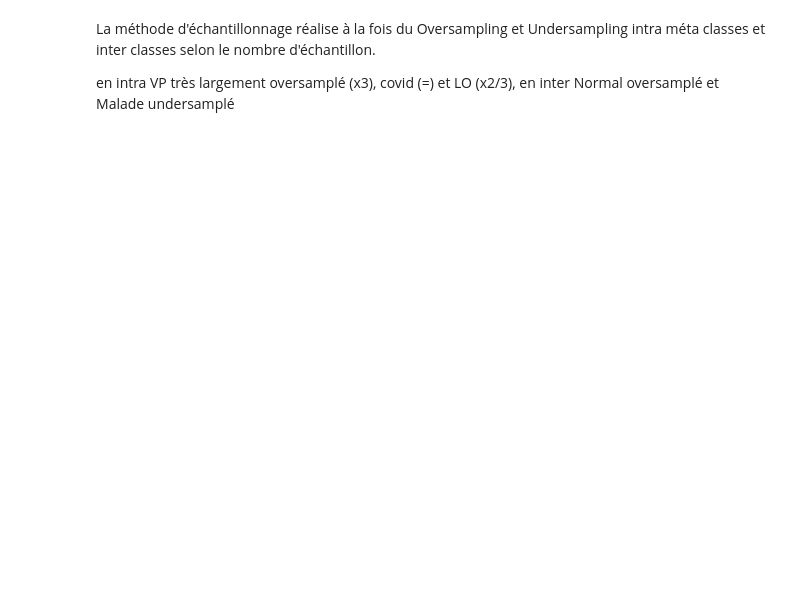
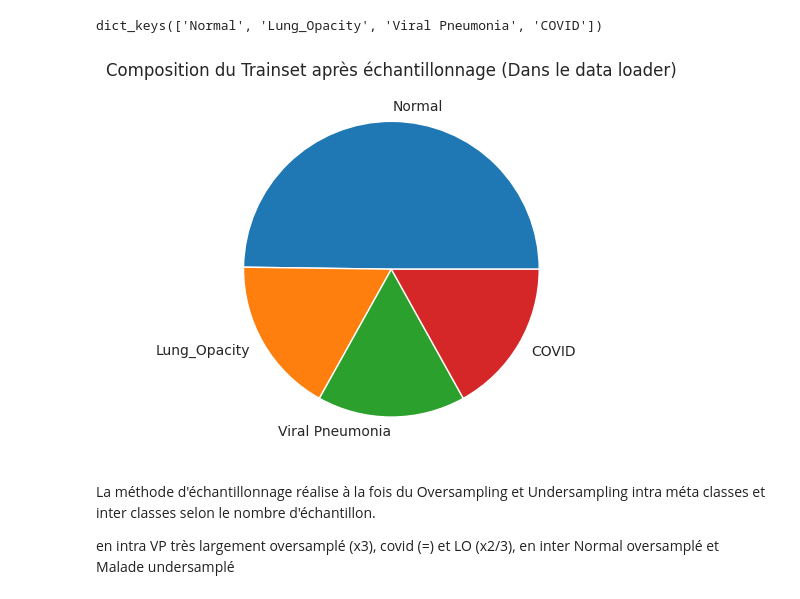
Before and after one commit to CedrickArmel/sep25_alt1_mle_ds_covid1, a Jupyter notebook: notebooks/1_1_audit_dataloader_output.ipynb, the cells around one changed output. Saved outputs shown, nothing was run; the diff lists cells and outputs as text; code cells hidden in the pictures; blank space fills up the shorter version.

```diff
--- a/notebooks/1_1_audit_dataloader_output.ipynb
+++ b/notebooks/1_1_audit_dataloader_output.ipynb
@@ -95,3 +111,21 @@ test_set = RadioCovidSubset(dataset, indices=test_idx, transform=eval_transform)
 # %%
-Counter(sample_weights.numpy().tolist())
+print(f"Train set size : {len(train_set)}")
+if sample_weights is None:
+    sample_weights = torch.ones(len(train_set))  # type: ignore[arg-type]
+n = worker_balanced_n_samples(len(train_set), train_loader.keywords["batch_size"], 1)  # type: ignore[arg-type]
+print(f"Train set size after padding : {n}")
+sampler = DistributedWeightedSampler(
+    dataset=train_set,
+    weights=sample_weights,
+    batch_size=train_loader.keywords["batch_size"],
+    num_replicas=1,
+    rank=0,
+    generator=get_seeded_generator(cfg.seed),
+)
+tloader = train_loader(
+    dataset=train_set,
+    sampler=sampler,
+    worker_init_fn=seed_worker,
+    generator=get_seeded_generator(datamodule.seed),
+)
 # %% [output]
@@ -197,4 +220,0 @@ Counter({'Normal': 5730,
-# %% [markdown]
-La méthode d'échantillonnage réalise à la fois du Oversampling et Undersampling intra méta classes et inter classes selon le nombre d'échantillon.
-
-en intra VP très largement oversamplé (x3), covid (=) et LO (x2/3),  en inter Normal oversamplé et Malade undersamplé
@@ -200,0 +224,16 @@ en intra VP très largement oversamplé (x3), covid (=) et LO (x2/3),  en inter
+# %%
+data.keys()
+# %% [output]
+dict_keys(['Normal', 'Lung_Opacity', 'Viral Pneumonia', 'COVID'])
+# %%
+data = dict(Counter(classes))
+sns.set_style("whitegrid")
+plt.pie(pd.Series(data), labels=data.keys())
+plt.title("Composition du Trainset après échantillonnage (Dans le data loader)")
+plt.show()
+# %% [output]
+[figure, added]
+# %% [markdown]
+La méthode d'échantillonnage réalise à la fois du Oversampling et Undersampling intra méta classes et inter classes selon le nombre d'échantillon.
+
+en intra VP très largement oversamplé (x3), covid (=) et LO (x2/3),  en inter Normal oversamplé et Malade undersamplé
```
Also changed, not shown: parts of 23 cells of this notebook, 2 other files.
